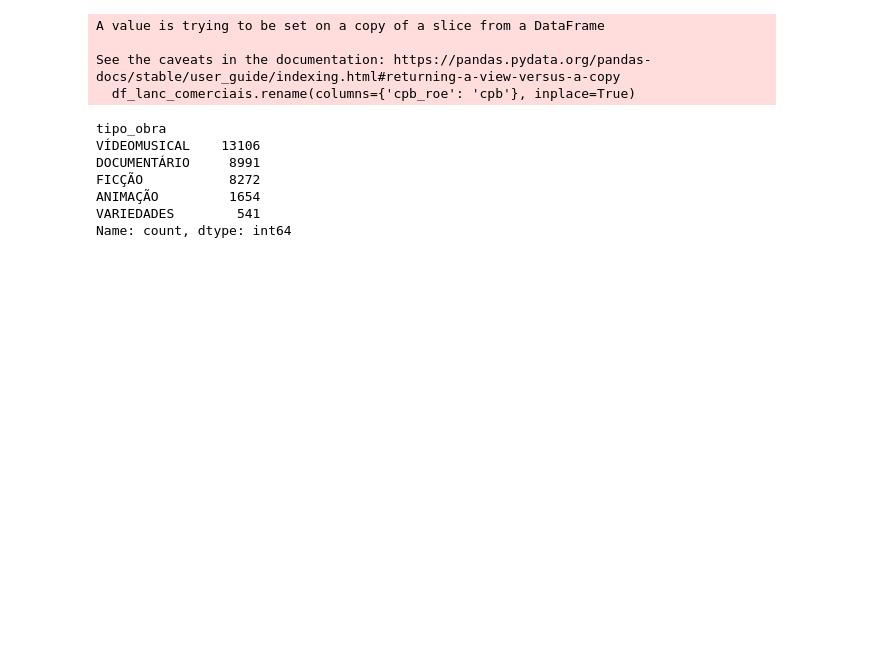
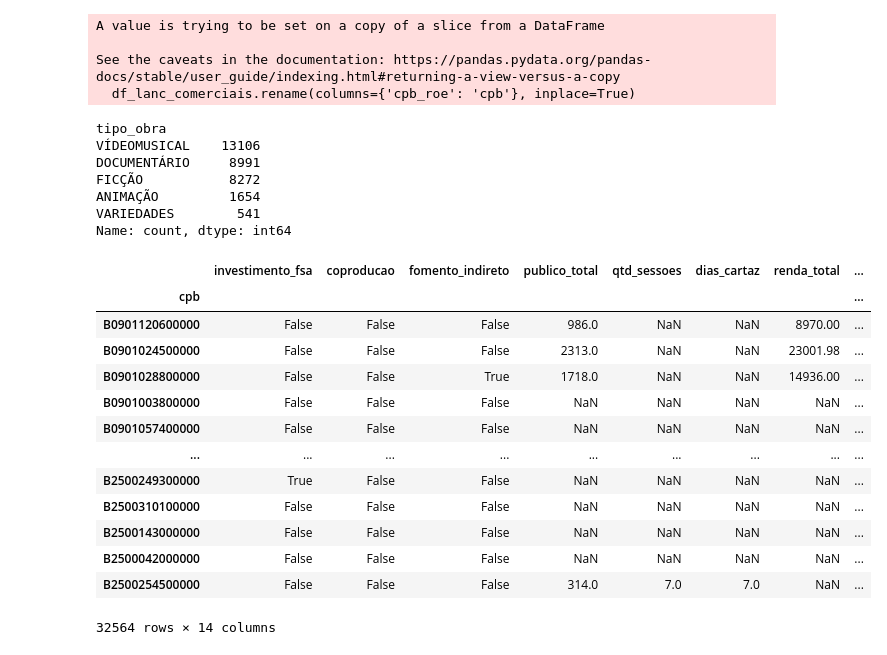
Before and after one commit to JamesIslan/analise-dados-ancine, a Jupyter notebook: src/cluster/df_cluster.ipynb, the cells around one changed output. Cells and saved outputs as stored; diff of their text form; code cells hidden in the pictures; blank space fills up the shorter version.

```diff
--- a/src/cluster/df_cluster.ipynb
+++ b/src/cluster/df_cluster.ipynb
@@ -98,13 +82,13 @@ map_cats = df_obras.set_index('cpb')['cat_duracao']
 
 df_cluster['cat_duracao'] = df_cluster.index.map(map_cats)
 
-df_cluster = pd.get_dummies(df_cluster, columns=['cat_duracao'])
-hot_encode_nomes = {
-    'cat_duracao_CURTA METRAGEM': 'curta_metragem',
-    'cat_duracao_MÉDIA METRAGEM': 'media_metragem',
-    'cat_duracao_LONGA METRAGEM': 'longa_metragem'
-}
-df_cluster = df_cluster.rename(columns=hot_encode_nomes)
+# df_cluster = pd.get_dummies(df_cluster, columns=['cat_duracao'])
+# hot_encode_nomes = {
+#     'cat_duracao_CURTA METRAGEM': 'curta_metragem',
+#     'cat_duracao_MÉDIA METRAGEM': 'media_metragem',
+#     'cat_duracao_LONGA METRAGEM': 'longa_metragem'
+# }
+# df_cluster = df_cluster.rename(columns=hot_encode_nomes)
 # %%
 df_obras['tipo_obra'].value_counts()
 # %% [output]
@@ -157,7 +141,7 @@ df_dist['data_exibicao'] = pd.to_datetime(df_dist['data_exibicao'])
 df_exib['data_exibicao'] = pd.to_datetime(df_exib['data_exibicao'])
 
 map_dias_dist = df_dist.groupby('cpb')['data_exibicao'].nunique()
-map_dias_exib = df_dist.groupby('cpb')['data_exibicao'].nunique()
+map_dias_exib = df_exib.groupby('cpb')['data_exibicao'].nunique()
 
 s_dias_dist = map_dias_dist.reindex(df_cluster.index)
 s_dias_exib = map_dias_exib.reindex(df_cluster.index)
@@ -175,4 +159,21 @@ filtro_indep = df_obras['classificacao_obra'] == 'BRASILEIRA INDEPENDENTE CONSTI
 set_independente = set(df_obras.loc[filtro_indep, 'cpb'].dropna())
 df_cluster['independente'] = df_cluster.index.isin(set_independente)
 # %%
-df_cluster = df_cluster.dropna()
+# df_cluster = df_cluster.dropna()
+# %%
+df_cluster
+# %% [output]
+|  | investimento_fsa | coproducao | fomento_indireto | publico_total | qtd_sessoes | dias_cartaz | renda_total | ... |
+| cpb |  |  |  |  |  |  |  | ... |
+| B0901120600000 | False | False | False | 986.0 | NaN | NaN | 8970.00 | ... |
+| B0901024500000 | False | False | False | 2313.0 | NaN | NaN | 23001.98 | ... |
+| B0901028800000 | False | False | True | 1718.0 | NaN | NaN | 14936.00 | ... |
+| B0901003800000 | False | False | False | NaN | NaN | NaN | NaN | ... |
+| B0901057400000 | False | False | False | NaN | NaN | NaN | NaN | ... |
+| ... | ... | ... | ... | ... | ... | ... | ... | ... |
+| B2500249300000 | True | False | False | NaN | NaN | NaN | NaN | ... |
+| B2500310100000 | False | False | False | NaN | NaN | NaN | NaN | ... |
+| B2500143000000 | False | False | False | NaN | NaN | NaN | NaN | ... |
+| B2500042000000 | False | False | False | NaN | NaN | NaN | NaN | ... |
+| B2500254500000 | False | False | False | 314.0 | 7.0 | 7.0 | NaN | ... |
+32564 rows × 14 columns
```
Also changed, not shown: parts of 3 cells of this notebook.
